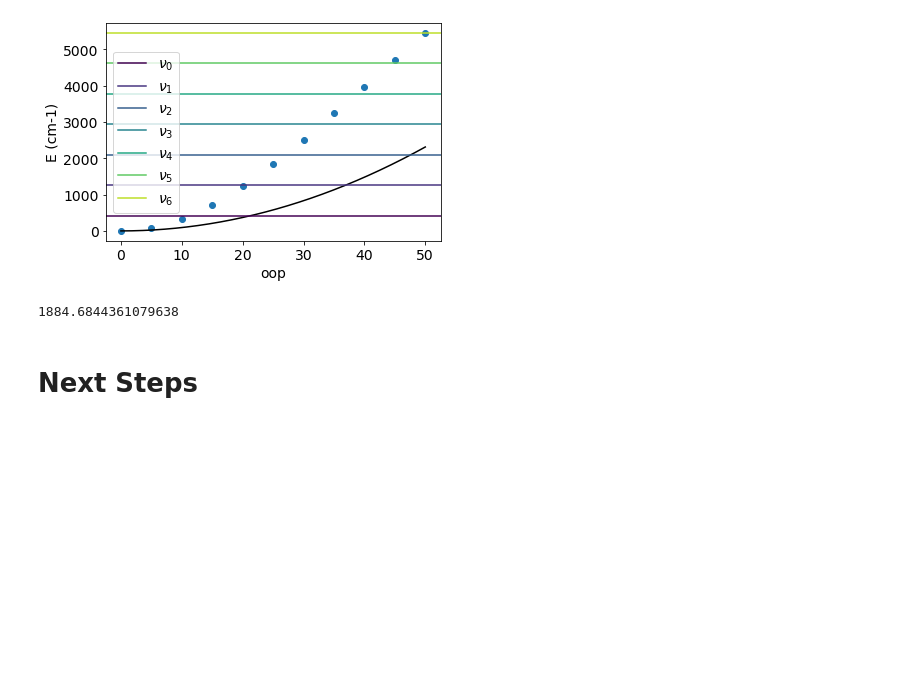
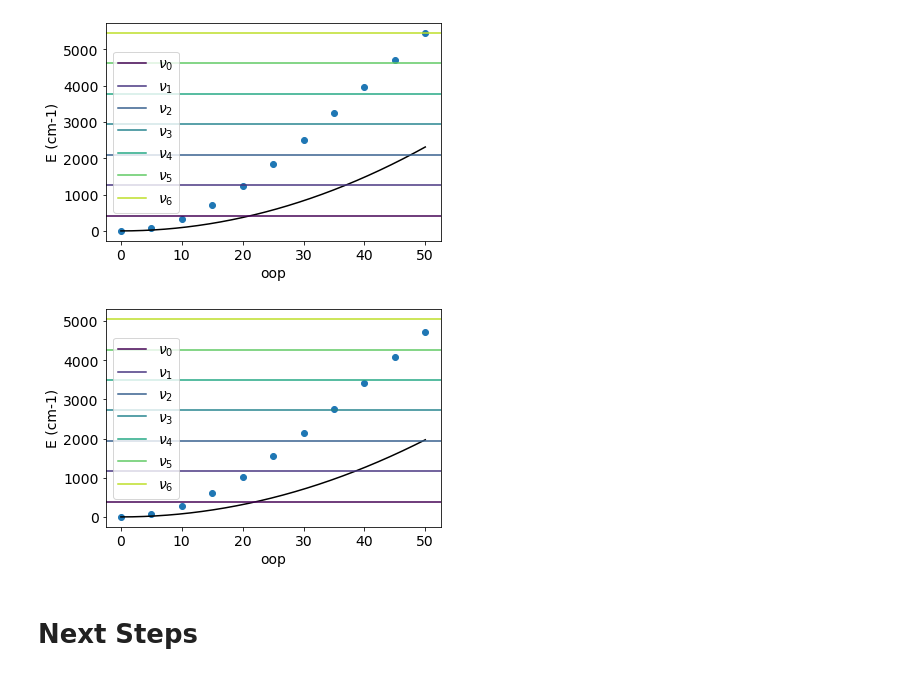
Before and after one commit to cgavinh/mccoy_hocl, a Jupyter notebook: Untitled.ipynb, the cells around one changed output. Drawn from its saved outputs; the diff is of its cells as text; code cells hidden in the pictures; blank space fills up the shorter version.

```diff
--- a/Untitled.ipynb
+++ b/Untitled.ipynb
@@ -77,0 +103,3 @@ plt.scatter(np.arange(0,55,5), clhocl.MP2Energy)
+# %%
+brhocl = gt.FchkInterpreter(fchks = brhocl_fchks,
+                           cubes=True)
@@ -86,21 +132,30 @@ def harmStates(nRange, omega):
     n = np.arange(0, nRange+1, 1)
     return (0.5 + n) *omega
 
-def energy_on_harm_approx(energy_array, omega, redM, maxState):
+def energy_on_harm_approx(energy_x,
+                          energy_array,
+                          harm_grid,
+                          omega,
+                          red_mass,
+                          max_state,
+                          **kwargs):
+    """
+    energy_x in degrees
+    energy_array in Hartree
+    harm_grid in degrees
+    """
     minE = energy_array.min()
     energy_array = energy_array - minE
 
     fig = plt.figure
     ax = plt.axes()
-    oop = np.arange(0,55,5)
-    ax.scatter(oop,
+    ax.scatter(energy_x,
                uts.Constants.convert(energy_array, 'wavenumbers', to_AU=False))
-    x = np.linspace(0,50*2*np.pi/360,1001)
-    ax.plot(np.rad2deg(x),
-            uts.Constants.convert(v(x, omega, redM), 'wavenumbers', to_AU=False),
+    ax.plot(harm_grid,
+            uts.Constants.convert(v(np.deg2rad(harm_grid), omega, red_mass), 'wavenumbers', to_AU=False),
             color='k')
-    states = uts.Constants.convert(harmStates(nRange=maxState, omega=omega), 'wavenumbers', to_AU=False)
-    evenly_spaced_interval = np.linspace(0,0.9, maxState+1)
+    states = uts.Constants.convert(harmStates(nRange=max_state, omega=omega), 'wavenumbers', to_AU=False)
+    evenly_spaced_interval = np.linspace(0,0.9, max_state+1)
     colors = [cm.viridis(x) for x in evenly_spaced_interval]
     for i in range(len(states)):
         ax.axhline(y=states[i], color=colors[i], label=r"$\nu_{%s}$" %i)
@@ -117,9 +174,14 @@ energy_on_harm_approx(energy_array=clhocl.MP2Energy,
 # %% [output]
 [figure]
-# %%
-uts.Constants.convert(red_AMU, 'amu', to_AU=True)
-# %% [output]
-1884.6844361079638
+# %%
+energy_on_harm_approx(energy_x=np.arange(0,55,5),
+                      energy_array=brhocl.MP2Energy,
+                      harm_grid= np.linspace(0,50,1001),
+                      omega=uts.Constants.convert(776.09, 'wavenumbers', to_AU=True),
+                      red_mass = uts.Constants.convert(1.0335, 'amu', to_AU=True),
+                      max_state=6)
+# %% [output]
+[figure, added]
 # %% [markdown]
 # Next Steps
 # %% [markdown]
```
Also changed, not shown: parts of 10 cells of this notebook, 5 other files.
